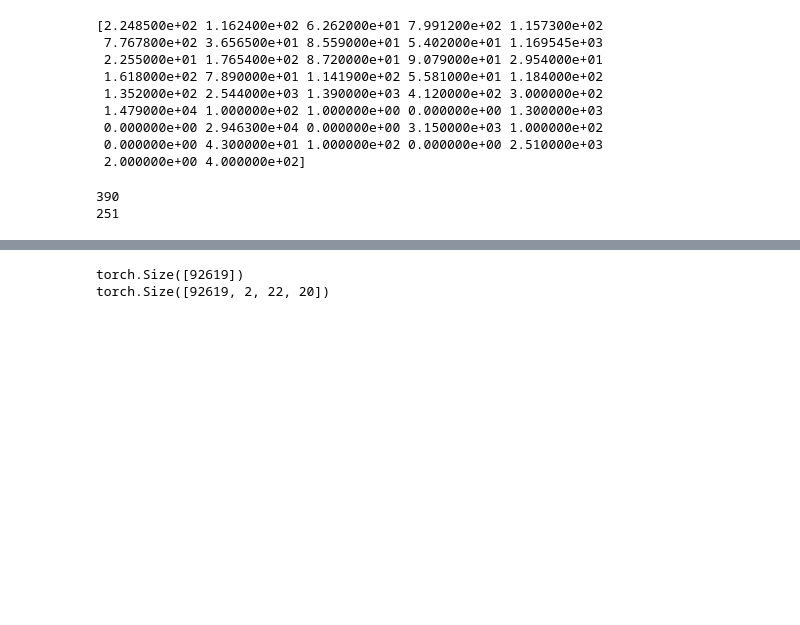
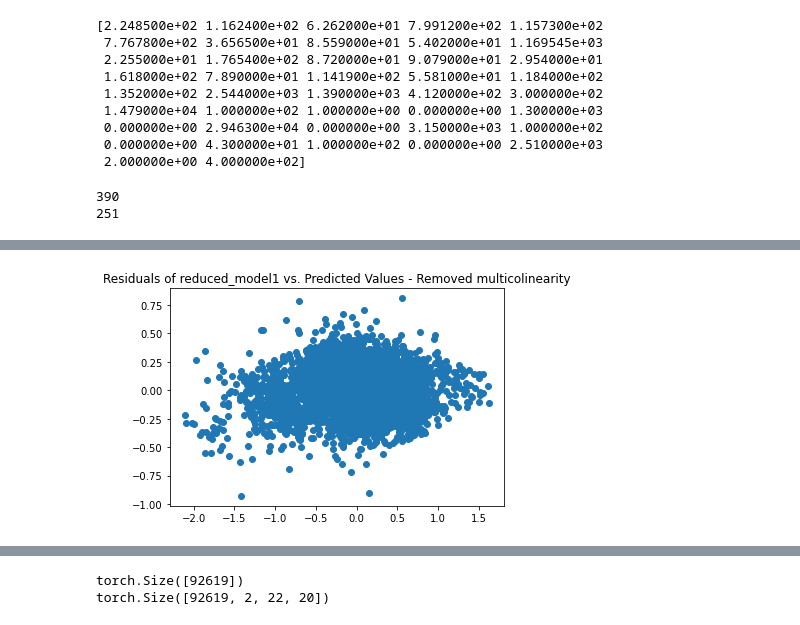
Before and after one commit to LaoKpa/SPY-Price-Prediction, a Jupyter notebook: Price prediction.ipynb, the cells around one changed output, grey strips where cells are left out. Saved outputs shown, nothing was run; the diff lists cells and outputs as text; code cells hidden in the pictures; blank space fills up the shorter version.

```diff
--- a/Price prediction.ipynb
+++ b/Price prediction.ipynb
@@ -70,0 +336,6 @@ def createClassLabels(dat, window, yCol):
+# %%
+plt.scatter(reduced_results1.fittedvalues, reduced_results1.resid)
+plt.title("Residuals of reduced_model1 vs. Predicted Values - Removed multicolinearity")
+plt.show()
+# %% [output]
+[figure, added]
```
Also changed, not shown: parts of 45 cells of this notebook.
